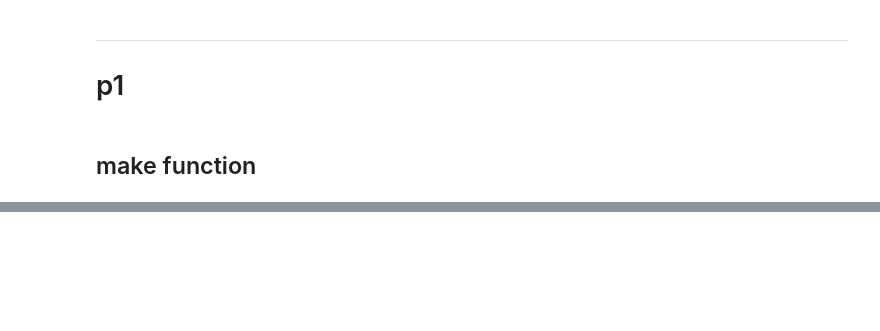
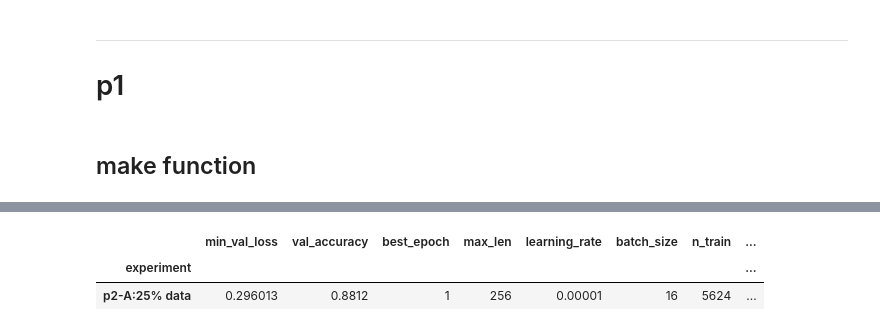
Before and after one commit to raffwh/dx703_hw, a Jupyter notebook: notebooks/_scratchpad/09.ipynb, the cells around one changed output, grey strips where cells are left out. Drawn from its saved outputs; the diff is of its cells as text; code cells hidden in the pictures; blank space fills up the shorter version.

```diff
--- a/notebooks/_scratchpad/09.ipynb
+++ b/notebooks/_scratchpad/09.ipynb
@@ -574,0 +638,15 @@ Detected at node StatefulPartitionedCall defined at (most recent call last):
+# %%
+p2_results_df = (
+    pd.DataFrame.from_dict(
+        {title: Results[title] for title in p2_experiment_config},
+        orient="index",
+    )
+    .rename_axis("experiment")
+    .sort_values("min_val_loss")
+)
+
+display(p2_results_df)
+# %% [output]
+|  | min_val_loss | val_accuracy | best_epoch | max_len | learning_rate | batch_size | n_train | ... |
+| experiment |  |  |  |  |  |  |  | ... |
+| p2-A:25% data | 0.296013 | 0.8812 | 1 | 256 | 0.00001 | 16 | 5624 | ... |
```
Also changed, not shown: parts of 16 cells of this notebook.
